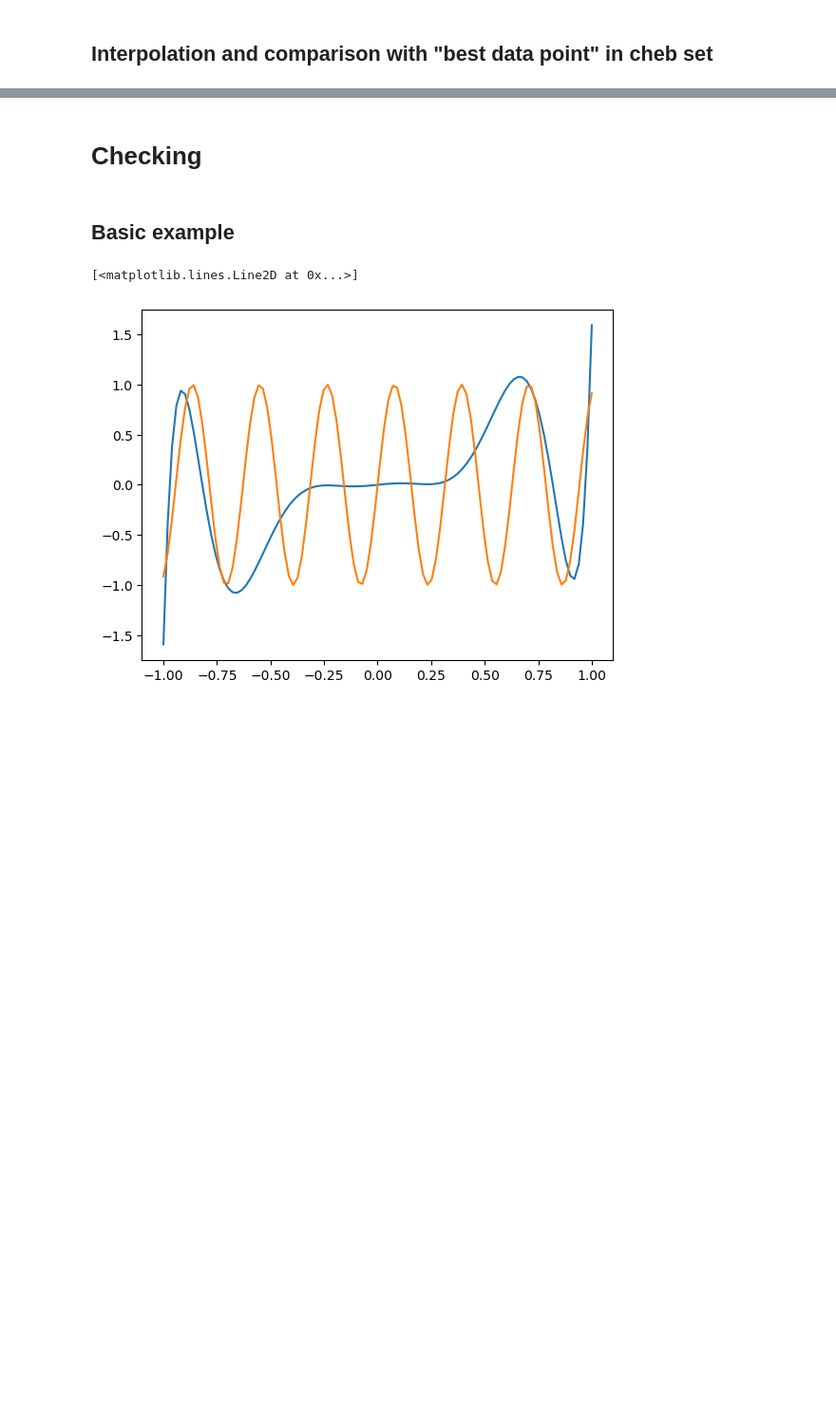
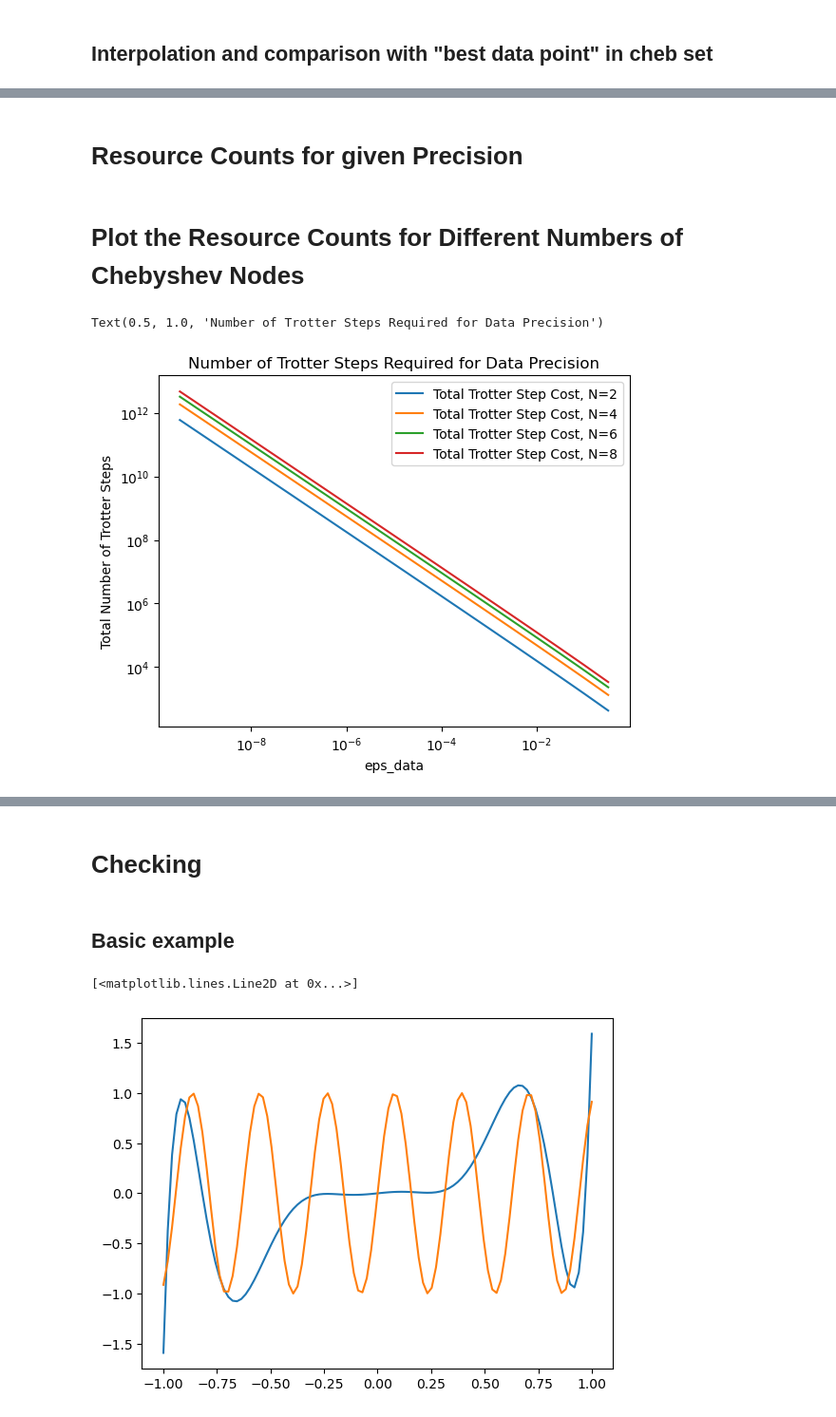
Before and after one commit to jacobwatkins1/Trotter-Extrapolation, a Jupyter notebook: trot_extrap.ipynb, the cells around one changed output, grey strips where cells are left out. Shown at 95% size. Saved outputs shown, nothing was run; the diff lists cells and outputs as text; code cells hidden in the pictures; blank space fills up the shorter version.

```diff
--- a/trot_extrap.ipynb
+++ b/trot_extrap.ipynb
@@ -580,0 +581,64 @@ Text(0.5, 1.0, 'Extrapolated and Regular Error in Presence of Noise')
+# %% [markdown]
+# Resource Counts for given Precision
+# %%
+## Here we calculate the resource counts for given error regimes.
+
+## This calculates the total number of Trotter steps needed to be implemented to reach precision eps_data when using num_nodes
+## many Chebyshev nodes.
+def Trotter_step_count_coherent(eps_data, num_nodes, min_step_no, observable, failure_prob):
+
+    # Calculate the operator norm of the observable.
+    obs_spectral_norm = sla.norm( observable, 2)
+    gamma = obs_spectral_norm
+
+    # Calculate the total number of Trotter steps.
+    total_trotter_step = (1/min_step_no)*num_nodes*100*gamma/(obs_spectral_norm*eps_data)*np.log2( (2/failure_prob)* \
+    np.log(gamma*np.pi/(obs_spectral_norm*eps_data))  )*(2+np.log(num_nodes-1))
+
+    return total_trotter_step
+# %% [markdown]
+# Plot the Resource Counts for Different Numbers of Chebyshev Nodes
+# %%
+## Calculate the total resources to reach a particular \eps_data precision
+
+max_num_nodes = 8
+min_step_no = min_step_number(nqubits, hlist, time)
+failure_prob = 0.01
+
+# Initialise arrays.
+cost_array_of_arrays = []
+eps_data_array = []
+
+# Generate an array of error values.
+for k in range(1,20):
+    eps_data_array.append( 10**(-k/2))
+
+# For different numbers of Chebyshev nodes, we can generate arrays for different precision values.
+# Outer loop: iterate through different numbers of Chebyshev nodes.
+# Inner loop: iterate through different values of the precision.
+count = 0
+for m in range(1, 1+max_num_nodes//2):
+    cost_array_of_arrays.append( [] )
+
+
+    for k in range(1,20):
+        #eps_data_array.append( 10**(-k/2))
+        #print(cost_array_of_arrays)
+        cost_array_of_arrays[count].append( Trotter_step_count_coherent( 10**(-k/2), 2*m, min_step_no, local_obs, failure_prob) )
+
+    count += 1
+
+
+# Plot graphs.
+count = 0
+for cost_array in cost_array_of_arrays:
+    count += 1
+    legend_label = "Total Trotter Step Cost, N=" + str(2*count)
+    plt.loglog(eps_data_array, cost_array,  label=legend_label)
+plt.xlabel('eps_data')
+plt.ylabel('Total Number of Trotter Steps')
+plt.legend()
+plt.title("Number of Trotter Steps Required for Data Precision")
+# %% [output]
+Text(0.5, 1.0, 'Number of Trotter Steps Required for Data Precision')
+[figure, added]
```
Also changed, not shown: parts of 21 cells of this notebook.
